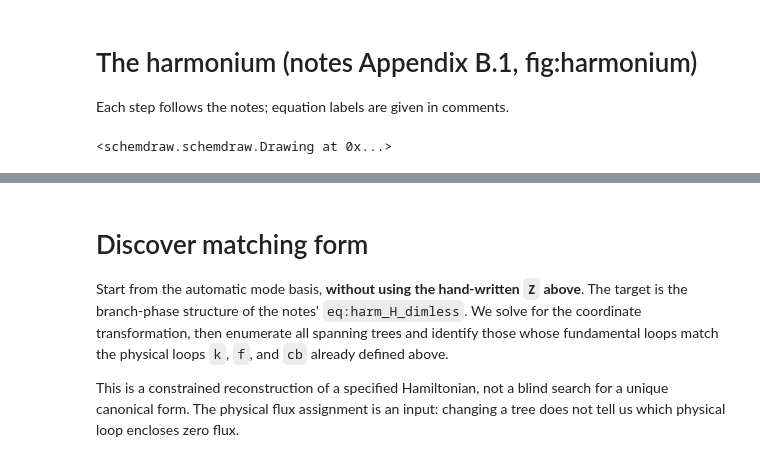
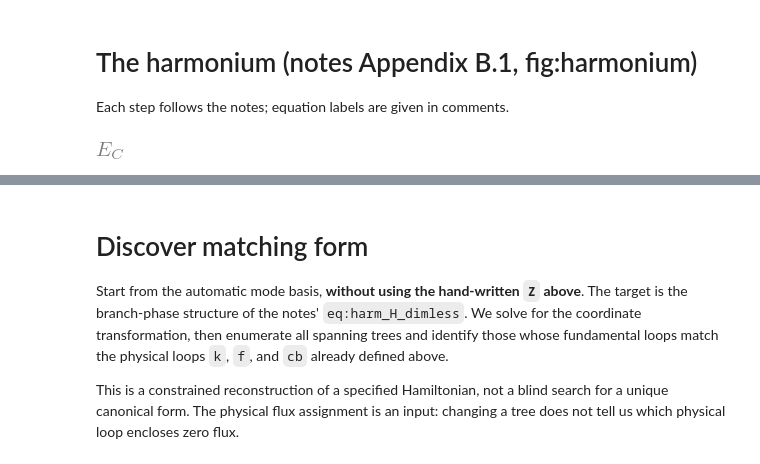
Before and after one commit to eliweissler/circuit-quantization, a Jupyter notebook: examples/harmonium.ipynb, the cells around one changed output, grey strips where cells are left out. Drawn from its saved outputs; the diff is of its cells as text; code cells hidden in the pictures.

Commit message:
interface changes for flux loops

```diff
--- a/examples/harmonium.ipynb
+++ b/examples/harmonium.ipynb
@@ -9,39 +9,3 @@ from circuit_quantization import Branch, Circuit, Loops, quantize, draw_circuit_
 
 sym.init_printing()
 F, H, W = cq.ghz_to_farad, cq.ghz_to_henry, cq.phase_to_weber
-# %%
-circuit = Circuit([
-    Branch("C", 1, 5, energy_symbols=True),
-    Branch("J1", 1, 2, energy_symbols=True),
-    Branch("J2", 1, 3, energy_symbols=True),
-    Branch("J3", 4, 5, energy_symbols=True),
-    Branch("L1", 2, 4, energy_symbols=True),
-    Branch("L2", 3, 4, energy_symbols=True),
-    Branch("L3", 4, 5, energy_symbols=True),
-], ground=5)
-EC, EC1, EJ1, EC2, EJ2, EC3, EJ3, EL1, EL2, EL3 = circuit.variables
-cycles = {  # eq:harm_G
-    "k": {"J1": 1, "J2": -1, "L1": 1, "L2": -1},
-    "f": {"J3": 1, "L3": -1},
-    "cb": {"C": 1, "J1": -1, "J3": -1, "L1": -1},
-}
-loops = Loops(circuit, cycles, {"cb": 0})
-vk, vf = loops.variables
-
-layout = {
-    1: (-1, 1.25),
-    2: (0, .75),
-    3: (0, 2.25),
-    4: (1, 1.25),
-    5: (1, -1),
-}
-cq.draw_circuit_diagram(
-    circuit, layout=layout,
-    flux_labels={
-        r"$\odot\,\Phi_k$": (0, 1.5),
-        r"$\odot\,\Phi_f$": (1, -.25),
-        r"$\Phi_{cb}=0$": (.3, .45),
-    },
-)
-# %% [output]
-<schemdraw.schemdraw.Drawing at 0x...>
@@ -47,0 +23,4 @@ cq.draw_circuit_diagram(
+# %%
+EC
+# %% [output]
+[figure, added]
```
Also changed, not shown: parts of 12 cells of this notebook, 12 other files.
